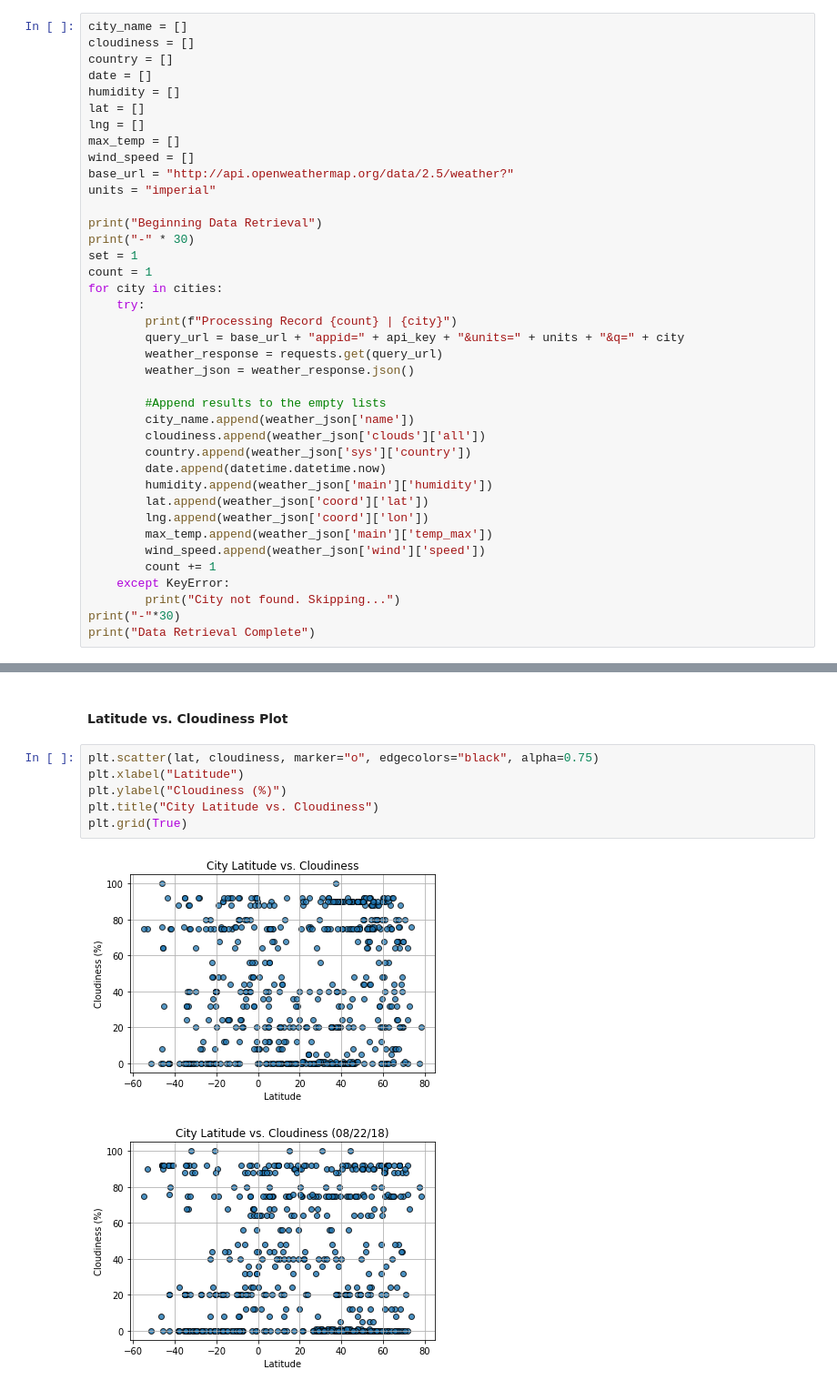
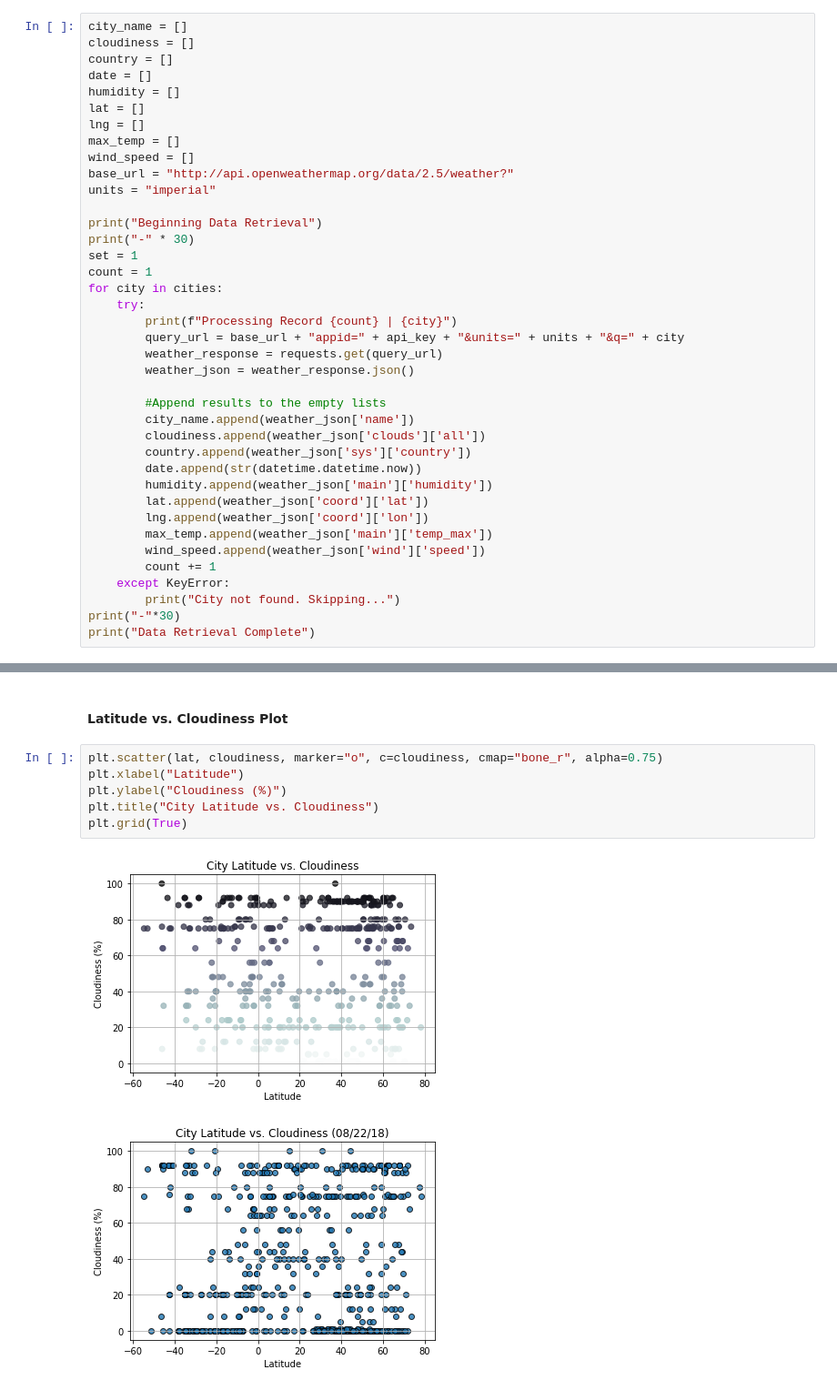
Before and after one commit to emilyrush/weather_api, a Jupyter notebook: starter_code/erushWeatherPy.ipynb, the cells around one changed output, grey strips where cells are left out. Shown at 91% size. Saved outputs shown, nothing was run; the diff lists cells and outputs as text.

```diff
--- a/starter_code/erushWeatherPy.ipynb
+++ b/starter_code/erushWeatherPy.ipynb
@@ -93,7 +91,7 @@ for city in cities:
         city_name.append(weather_json['name'])
         cloudiness.append(weather_json['clouds']['all'])
         country.append(weather_json['sys']['country'])
-        date.append(datetime.datetime.now)
+        date.append(str(datetime.datetime.now))
         humidity.append(weather_json['main']['humidity'])
         lat.append(weather_json['coord']['lat'])
         lng.append(weather_json['coord']['lon'])
@@ -211,13 +213,13 @@ plt.grid(True)
 # %% [markdown]
 #### Latitude vs. Cloudiness Plot
 # %%
-plt.scatter(lat, cloudiness, marker="o", edgecolors="black", alpha=0.75)
+plt.scatter(lat, cloudiness, marker="o", c=cloudiness, cmap="bone_r", alpha=0.75)
 plt.xlabel("Latitude")
 plt.ylabel("Cloudiness (%)")
 plt.title("City Latitude vs. Cloudiness")
 plt.grid(True)
 # %% [output]
-[figure, old version]
+[figure, new version]
 # %%
 # %% [output]
 [figure]
```
Also changed, not shown: parts of 12 cells of this notebook, 2 other files.
